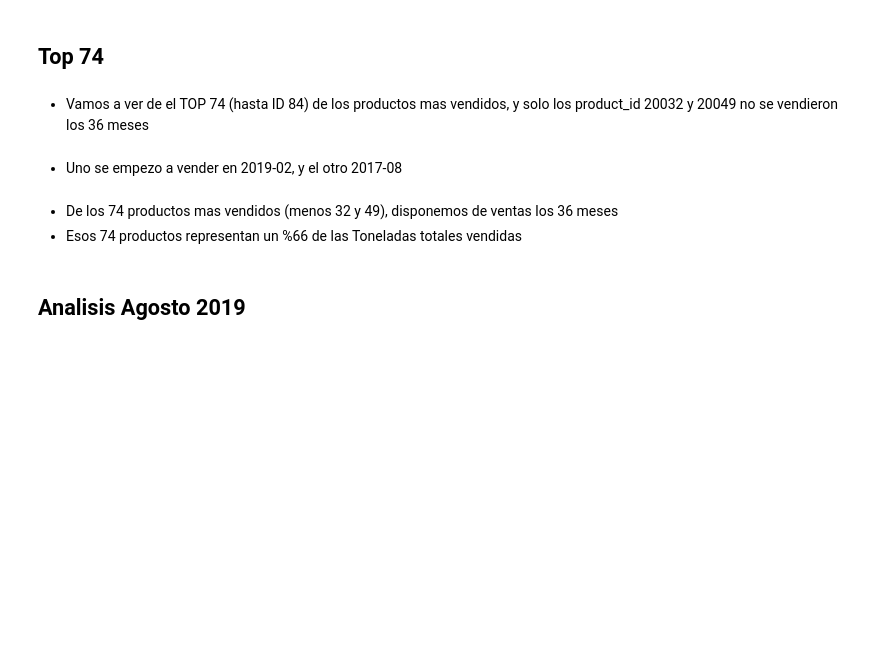
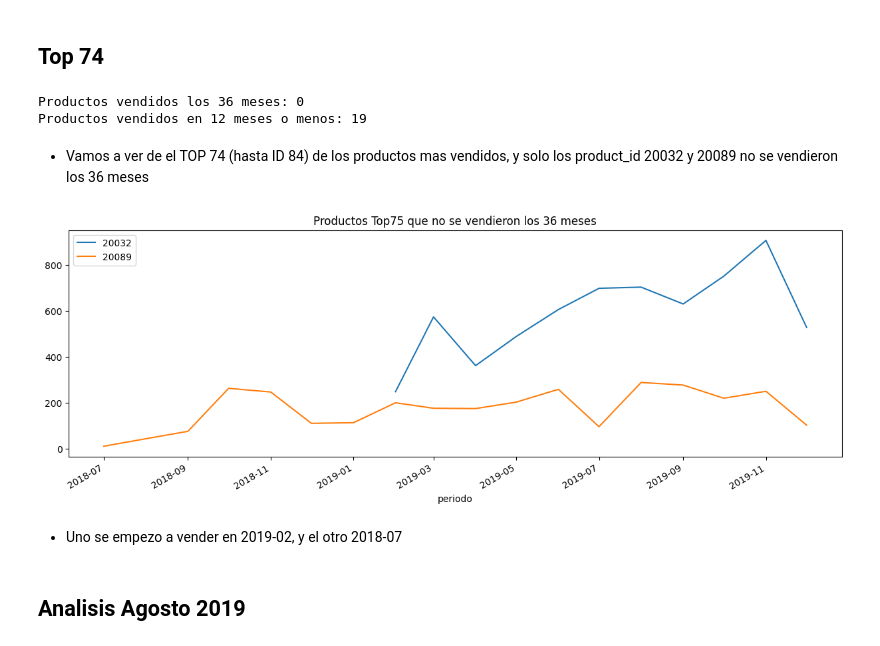
Before and after one commit to AndresMontesDeOca/Laboratorio3, a Jupyter notebook: Experimento.ipynb, the cells around one changed output. Cells and saved outputs as stored; diff of their text form; code cells hidden in the pictures; blank space fills up the shorter version.

```diff
--- a/Experimento.ipynb
+++ b/Experimento.ipynb
@@ -4394,13 +4418,10 @@ check_preddictions_files(path_data + 'Predicciones_cat1_cat2//')
 # %% [markdown]
 ## Top 74
 # %%
-# # # data
-# # # data_productos
-# # # data_stocks
-# # # data_productos_a_predecir
-
-
-# mask_product_id_sold36 = (data_grouped > 0).sum(axis=0)==36
-# print('Productos vendidos los 36 meses:', mask_product_id_sold36.sum())
-# mask_product_id_sold12 = (data_grouped > 0).sum(axis=0)<=12
-# print('Productos vendidos en 12 meses o menos:', mask_product_id_sold12.sum())
+mask_product_id_sold36 = (data_grouped > 0).sum(axis=0)==36
+print('Productos vendidos los 36 meses:', mask_product_id_sold36.sum())
+mask_product_id_sold12 = (data_grouped > 0).sum(axis=0)<=12
+print('Productos vendidos en 12 meses o menos:', mask_product_id_sold12.sum())
+# %% [output]
+Productos vendidos los 36 meses: 0
+Productos vendidos en 12 meses o menos: 19
@@ -4412,8 +4428,9 @@ check_preddictions_files(path_data + 'Predicciones_cat1_cat2//')
 # %% [markdown]
-* Vamos a ver de el TOP 74 (hasta ID 84) de los productos mas vendidos, y solo los product_id 20032 y 20049 no se vendieron los 36 meses
+* Vamos a ver de el TOP 74 (hasta ID 84) de los productos mas vendidos, y solo los product_id 20032 y 20089 no se vendieron los 36 meses
 # %%
-# # Analizamos esos casos en particular
-# data_grouped.loc[:, ['20032', '20049']].plot(title='Productos Top75 que no se vendieron los 36 meses')
-# plt.show()
+group_data(data.query("product_id == '20032' or product_id == '20089'"), 'product_id').plot(figsize=(15, 5), title='Productos Top75 que no se vendieron los 36 meses')
+plt.show()
+# %% [output]
+[figure, added]
 # %% [markdown]
-* Uno se empezo a vender en 2019-02, y el otro 2017-08
+* Uno se empezo a vender en 2019-02, y el otro 2018-07
@@ -4427,3 +4436,0 @@ check_preddictions_files(path_data + 'Predicciones_cat1_cat2//')
-# %% [markdown]
-* De los 74 productos mas vendidos (menos 32 y 49), disponemos de ventas los 36 meses
-* Esos 74 productos representan un %66 de las Toneladas totales vendidas
```
Also changed, not shown: parts of 8 cells of this notebook.
